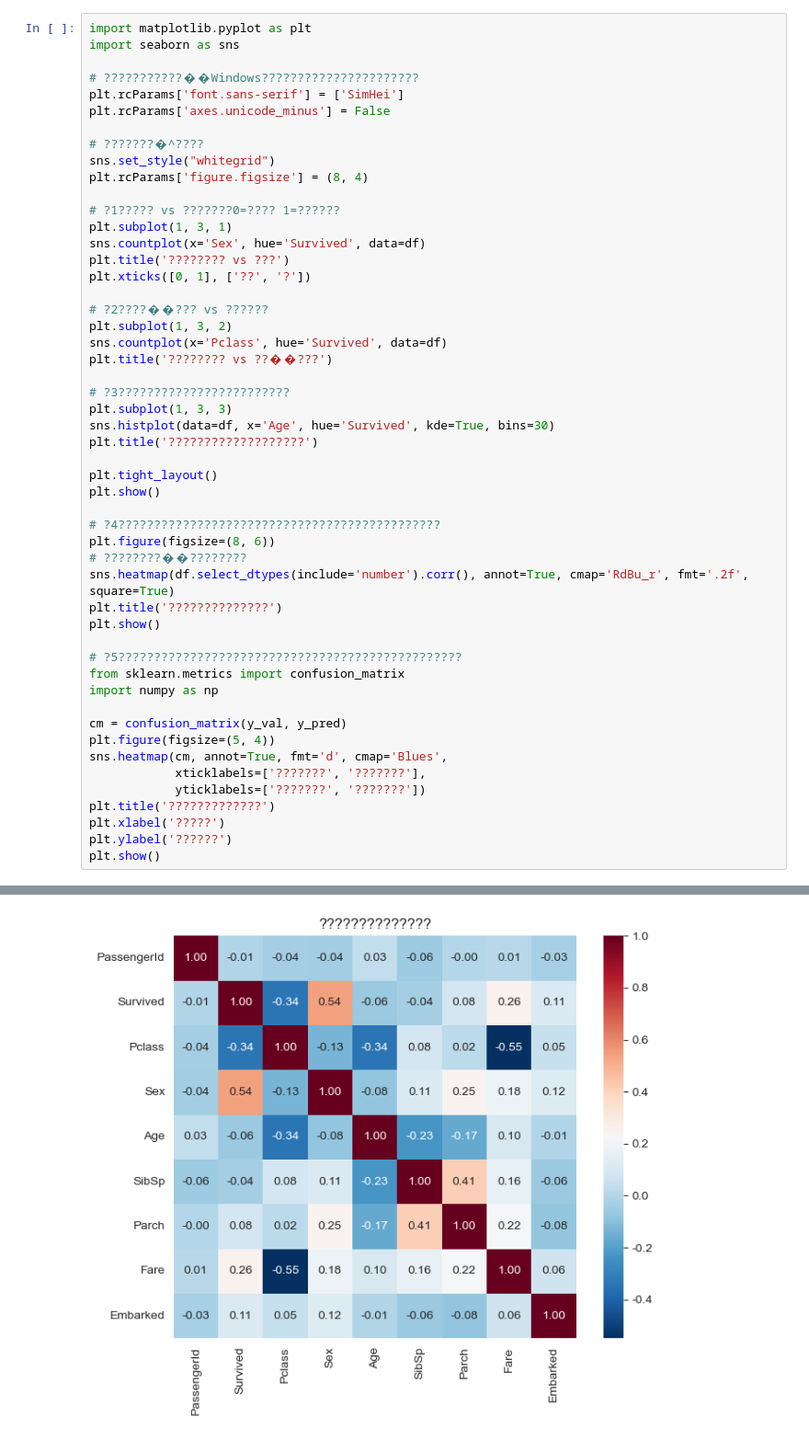
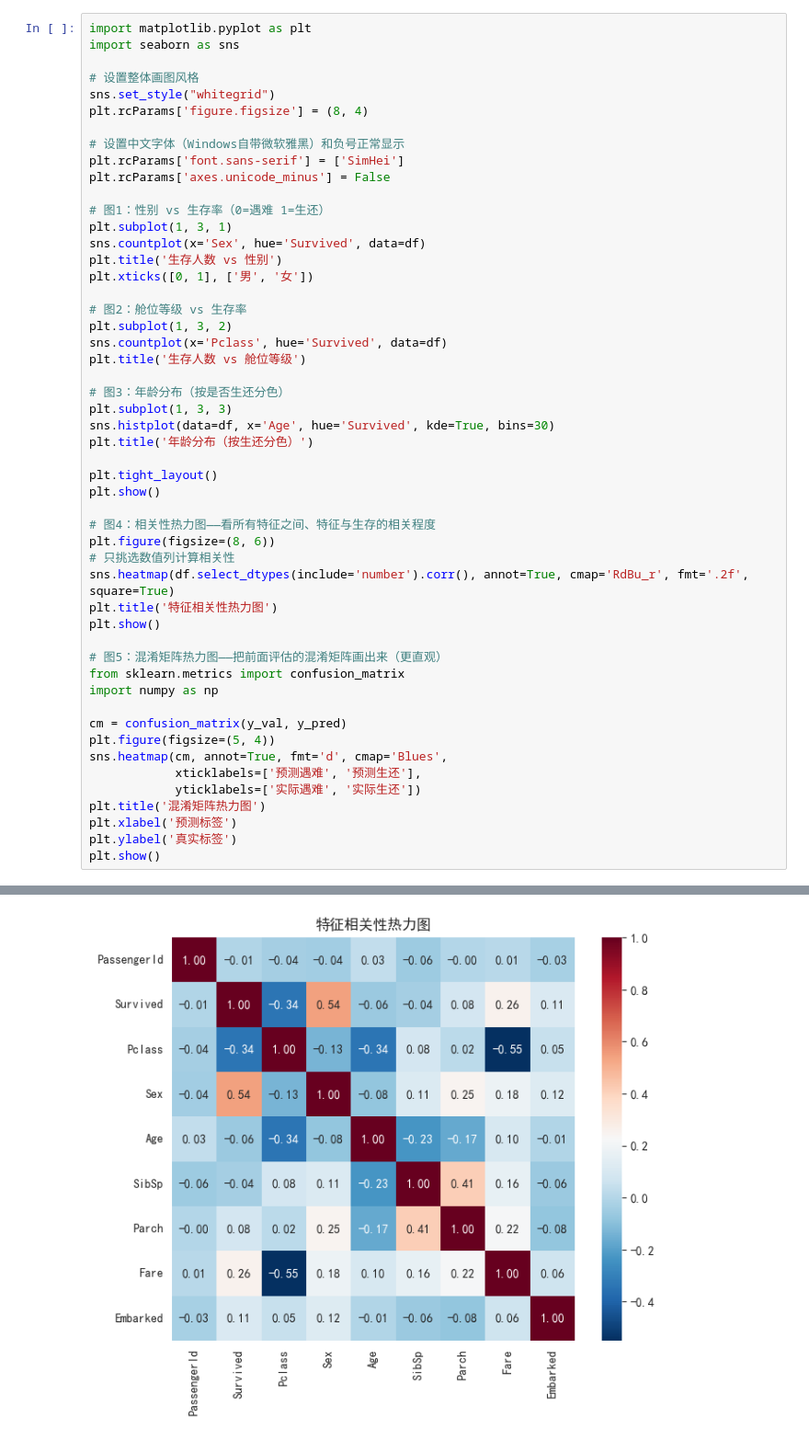
Before and after one commit to JasonR-student/MachineLearning, a Jupyter notebook: practice2/titanic_part1.ipynb, the cells around one changed output, grey strips where cells are left out. Shown at 92% size. Cells and saved outputs as stored; diff of their text form.

```diff
--- a/practice2/titanic_part1.ipynb
+++ b/practice2/titanic_part1.ipynb
@@ -197,51 +197,51 @@ weighted avg       0.80      0.80      0.80       179
 import matplotlib.pyplot as plt
 import seaborn as sns
 
-# ???????????��Windows??????????????????????
+# 设置整体画图风格
+sns.set_style("whitegrid")
+plt.rcParams['figure.figsize'] = (8, 4)
+
+# 设置中文字体（Windows自带微软雅黑）和负号正常显示
 plt.rcParams['font.sans-serif'] = ['SimHei']
 plt.rcParams['axes.unicode_minus'] = False
 
-# ???????�^????
-sns.set_style("whitegrid")
-plt.rcParams['figure.figsize'] = (8, 4)
-
-# ?1????? vs ???????0=???? 1=??????
+# 图1：性别 vs 生存率（0=遇难 1=生还）
 plt.subplot(1, 3, 1)
 sns.countplot(x='Sex', hue='Survived', data=df)
-plt.title('???????? vs ???')
-plt.xticks([0, 1], ['??', '?'])
+plt.title('生存人数 vs 性别')
+plt.xticks([0, 1], ['男', '女'])
 
-# ?2????��??? vs ??????
+# 图2：舱位等级 vs 生存率
 plt.subplot(1, 3, 2)
 sns.countplot(x='Pclass', hue='Survived', data=df)
-plt.title('???????? vs ??��???')
+plt.title('生存人数 vs 舱位等级')
 
-# ?3????????????????????????
+# 图3：年龄分布（按是否生还分色）
 plt.subplot(1, 3, 3)
 sns.histplot(data=df, x='Age', hue='Survived', kde=True, bins=30)
-plt.title('???????????????????')
+plt.title('年龄分布（按生还分色）')
 
 plt.tight_layout()
 plt.show()
 
-# ?4?????????????????????????????????????????????
+# 图4：相关性热力图——看所有特征之间、特征与生存的相关程度
 plt.figure(figsize=(8, 6))
-# ????????��????????
+# 只挑选数值列计算相关性
 sns.heatmap(df.select_dtypes(include='number').corr(), annot=True, cmap='RdBu_r', fmt='.2f', square=True)
-plt.title('??????????????')
+plt.title('特征相关性热力图')
 plt.show()
 
-# ?5????????????????????????????????????????????????
+# 图5：混淆矩阵热力图——把前面评估的混淆矩阵画出来（更直观）
 from sklearn.metrics import confusion_matrix
 import numpy as np
 
 cm = confusion_matrix(y_val, y_pred)
 plt.figure(figsize=(5, 4))
 sns.heatmap(cm, annot=True, fmt='d', cmap='Blues',
-            xticklabels=['???????', '???????'],
-            yticklabels=['???????', '???????'])
-plt.title('?????????????')
-plt.xlabel('?????')
-plt.ylabel('??????')
+            xticklabels=['预测遇难', '预测生还'],
+            yticklabels=['实际遇难', '实际生还'])
+plt.title('混淆矩阵热力图')
+plt.xlabel('预测标签')
+plt.ylabel('真实标签')
 plt.show()
 # %% [output]
@@ -249 +249 @@ plt.show()
-[figure, old version]
+[figure, new version]
```
Also changed, not shown: parts of 8 cells of this notebook, 2 other files.
